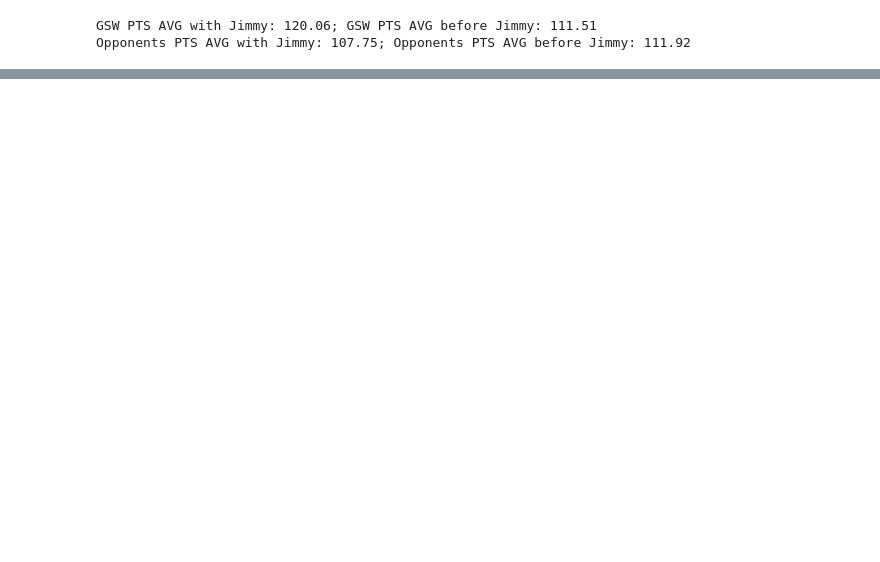
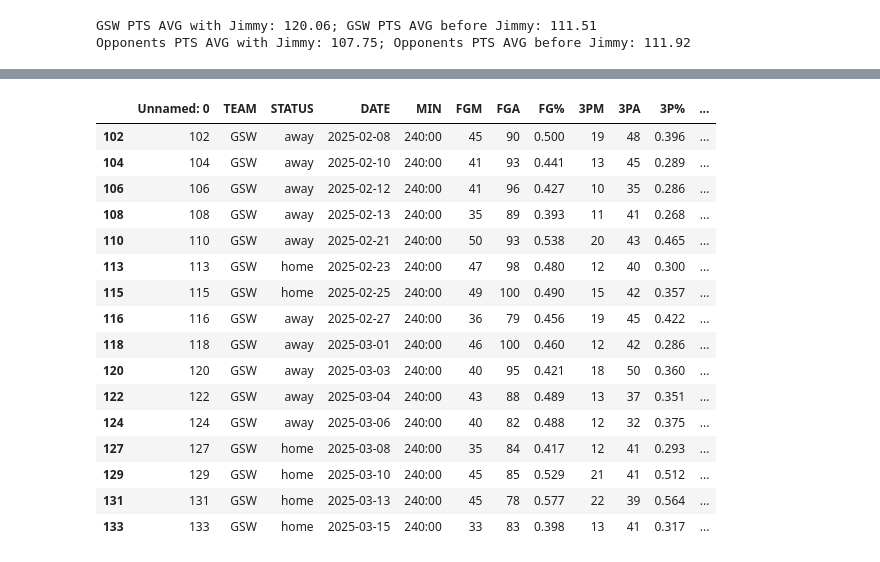
Before and after one commit to ds7cw/python_pandas_nba_analytics, a Jupyter notebook: main/04_gsw_analyze_team_data.ipynb, the cells around one changed output, grey strips where cells are left out. Drawn from its saved outputs; the diff is of its cells as text; code cells hidden in the pictures; blank space fills up the shorter version.

```diff
--- a/main/04_gsw_analyze_team_data.ipynb
+++ b/main/04_gsw_analyze_team_data.ipynb
@@ -69,0 +70,20 @@ ts.plot(y=['PTS','TREB', 'AST', 'STL', 'BLK'], x='DATE', kind='line', figsize=(1
+# %%
+gsw_df[gsw_df['DATE'] >= JIMMY_TRADE]
+# %% [output]
+|  | Unnamed: 0 | TEAM | STATUS | DATE | MIN | FGM | FGA | FG% | 3PM | 3PA | 3P% | ... |
+| 102 | 102 | GSW | away | 2025-02-08 | 240:00 | 45 | 90 | 0.500 | 19 | 48 | 0.396 | ... |
+| 104 | 104 | GSW | away | 2025-02-10 | 240:00 | 41 | 93 | 0.441 | 13 | 45 | 0.289 | ... |
+| 106 | 106 | GSW | away | 2025-02-12 | 240:00 | 41 | 96 | 0.427 | 10 | 35 | 0.286 | ... |
+| 108 | 108 | GSW | away | 2025-02-13 | 240:00 | 35 | 89 | 0.393 | 11 | 41 | 0.268 | ... |
+| 110 | 110 | GSW | away | 2025-02-21 | 240:00 | 50 | 93 | 0.538 | 20 | 43 | 0.465 | ... |
+| 113 | 113 | GSW | home | 2025-02-23 | 240:00 | 47 | 98 | 0.480 | 12 | 40 | 0.300 | ... |
+| 115 | 115 | GSW | home | 2025-02-25 | 240:00 | 49 | 100 | 0.490 | 15 | 42 | 0.357 | ... |
+| 116 | 116 | GSW | away | 2025-02-27 | 240:00 | 36 | 79 | 0.456 | 19 | 45 | 0.422 | ... |
+| 118 | 118 | GSW | away | 2025-03-01 | 240:00 | 46 | 100 | 0.460 | 12 | 42 | 0.286 | ... |
+| 120 | 120 | GSW | away | 2025-03-03 | 240:00 | 40 | 95 | 0.421 | 18 | 50 | 0.360 | ... |
+| 122 | 122 | GSW | away | 2025-03-04 | 240:00 | 43 | 88 | 0.489 | 13 | 37 | 0.351 | ... |
+| 124 | 124 | GSW | away | 2025-03-06 | 240:00 | 40 | 82 | 0.488 | 12 | 32 | 0.375 | ... |
+| 127 | 127 | GSW | home | 2025-03-08 | 240:00 | 35 | 84 | 0.417 | 12 | 41 | 0.293 | ... |
+| 129 | 129 | GSW | home | 2025-03-10 | 240:00 | 45 | 85 | 0.529 | 21 | 41 | 0.512 | ... |
+| 131 | 131 | GSW | home | 2025-03-13 | 240:00 | 45 | 78 | 0.577 | 22 | 39 | 0.564 | ... |
+| 133 | 133 | GSW | home | 2025-03-15 | 240:00 | 33 | 83 | 0.398 | 13 | 41 | 0.317 | ... |
```
Also changed, not shown: parts of 4 cells of this notebook, 5 other files.
